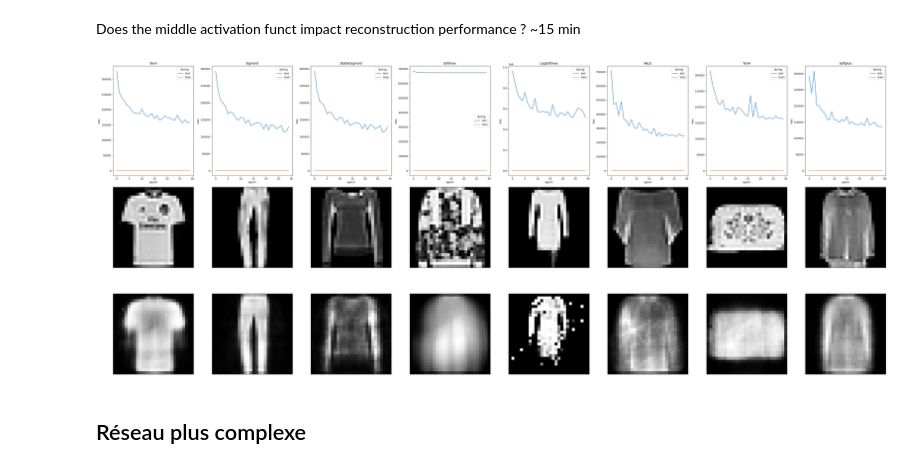
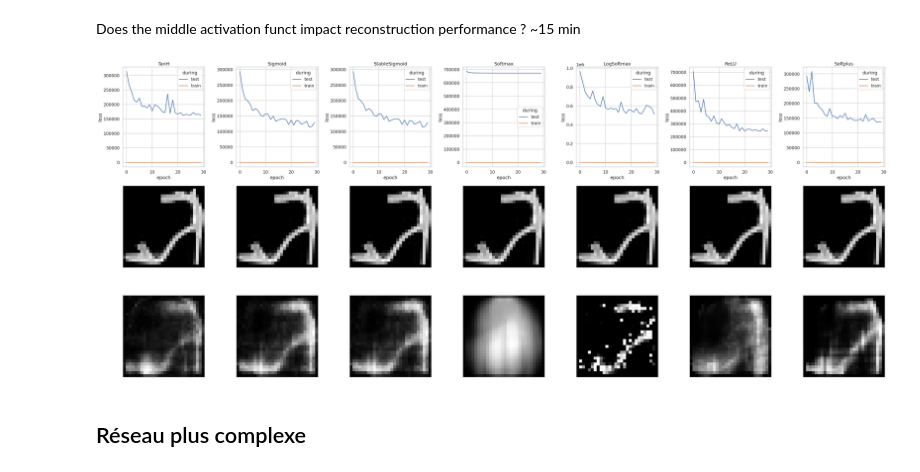
Before and after one commit to dataymeric/NeuralNetworksDIY, a Jupyter notebook: notebooks/encoder_decoder_fashion.ipynb, the cells around one changed output. Saved outputs shown, nothing was run; the diff lists cells and outputs as text; code cells hidden in the pictures.

Commit message:
new figs + notebook fashion propre

```diff
--- a/notebooks/encoder_decoder_fashion.ipynb
+++ b/notebooks/encoder_decoder_fashion.ipynb
@@ -116,20 +130,13 @@ Reconstruction par epoch réseau simple
 # %%
 plt.figure(figsize=(20, 4))
 fig.set_tight_layout(True)
-optimizer_simple.network.reset()
-n = 10
-for i in range(n):
-    optimizer_simple.SGD(
-        X_train,
-        X_train,
-        batch_size,
-        3,
-    )
-    decoded_imgs = optimizer_simple.network.forward(X_test)
+nb = 8
+for i in range(len(model_simple_list_3_epoch)):
+    decoded_imgs = model_simple_list_3_epoch[i].forward(X_test)
 
     # display original
     ax = plt.subplot(2, n, i + 1)
-    plt.imshow(X_test[4].reshape(28, 28))
+    plt.imshow(X_test[nb].reshape(28, 28))
     plt.title(f"epoch {(i+1)*3}")
     plt.gray()
     ax.get_xaxis().set_visible(False)
@@ -137,11 +144,11 @@ for i in range(n):
 
     # display reconstruction
     ax = plt.subplot(2, n, i + 1 + n)
-    plt.imshow(decoded_imgs[4].reshape(28, 28))
+    plt.imshow(decoded_imgs[nb].reshape(28, 28))
     plt.gray()
     ax.get_xaxis().set_visible(False)
     ax.get_yaxis().set_visible(False)
 plt.show()
-fig.savefig('reports/src/reconstruction_per_epoch.pdf',
+fig.savefig('reports/src/reconstruction_per_epoch_simple_model.pdf',
             dpi=100, bbox_inches="tight")
 # %% [output]
@@ -150,56 +156,39 @@ KeyboardInterrupt:
 # %% [markdown]
 Does the middle activation funct impact reconstruction performance ? ~15 min
 # %%
-fig, ax = plt.subplots(ncols=8, nrows=3, figsize=(43, 18))
+with open("./models/fashion-mnist_dict_of_optimizer_acc_fct.pkl", "rb") as f:
+    d = pickle.load(f)
+fig, ax = plt.subplots(ncols=len(d), nrows=3, figsize=(43, 18))
 fig.set_tight_layout(True)
+nb = 8
+for i, (key, optimizer) in enumerate(zip(d.keys(), d.values())):
+    net = optimizer.network
+    result_df = optimizer.train_df
+    loss_long_df = pd.melt(result_df, id_vars='epoch', value_vars=[
+                            'loss_test', 'loss_train'], value_name='loss', var_name='during').replace({'loss_test': 'test', 'loss_train': 'train'})
+    decoded_imgs = net.forward(X_test)
 
-for i, act_func in enumerate([TanH, Sigmoid, StableSigmoid, Softmax, LogSoftmax, ReLU, TanH, Softplus]):
-    try:
-        ax_col = ax[:, i]
-        ax_col[0].set_title(act_func.__name__)
+    ax_col = ax[:, i]
+    ax_col[0].set_title(key)
 
-        encoder = [
-            Linear(784, 64),
-            act_func(),
-        ]
-        decoder = [
-            Linear(64, 784),
-            Sigmoid()
-        ]
-        net = Sequential(*(encoder + decoder))
-        optimizer = Optim(net.reset(), MSELoss(), eps=1e-3)
-        result_df = optimizer.SGD_eval(
-            X_train,
-            X_train,
-            batch_size,
-            30,
-            test_size=0.33,
-            return_dataframe=True,
-            patience=None,
-        )
+    sns.lineplot(loss_long_df, x='epoch', y='loss',
+                    hue='during', ax=ax_col[0])
+    # display original
+    ax_col[1].imshow(X_test[nb].reshape(28, 28), cmap='gist_gray')
+    # ax_col[1].set_title("original")
+    ax_col[1].get_xaxis().set_visible(False)
+    ax_col[1].get_yaxis().set_visible(False)
 
-        decoded_imgs = net.forward(X_test)
-        loss_long_df = pd.melt(result_df, id_vars='epoch', value_vars=[
-                               'loss_test', 'loss_train'], value_name='loss', var_name='during').replace({'loss_test': 'test', 'loss_train': 'train'})
-        sns.lineplot(loss_long_df, x='epoch', y='loss',
-                     hue='during', ax=ax_col[0])
-        # display original
-        ax_col[1].imshow(X_test[i].reshape(28, 28), cmap='gist_gray')
-        # ax_col[1].set_title("original")
-        ax_col[1].get_xaxis().set_visible(False)
-        ax_col[1].get_yaxis().set_visible(False)
+    # display reconstruction
+    ax_col[2].imshow(decoded_imgs[nb].reshape(28, 28), cmap='gist_gray')
+    # ax_col[2].set_title("reconstructed")
+    ax_col[2].get_xaxis().set_visible(False)
+    ax_col[2].get_yaxis().set_visible(False)
 
-        # display reconstruction
-        ax_col[2].imshow(decoded_imgs[i].reshape(28, 28), cmap='gist_gray')
-        # ax_col[2].set_title("reconstructed")
-        ax_col[2].get_xaxis().set_visible(False)
-        ax_col[2].get_yaxis().set_visible(False)
-    except KeyError:
-        continue
 fig.savefig('reports/src/encoder_decoder_middle_func_simple_net.pdf',
             dpi=100, bbox_inches="tight")
 # %% [output]
-[figure, old version]
+[figure, new version]
 # %% [markdown]
 ## Réseau plus complexe
 # %%
```
Also changed, not shown: parts of 4 cells of this notebook, 4 other files.
